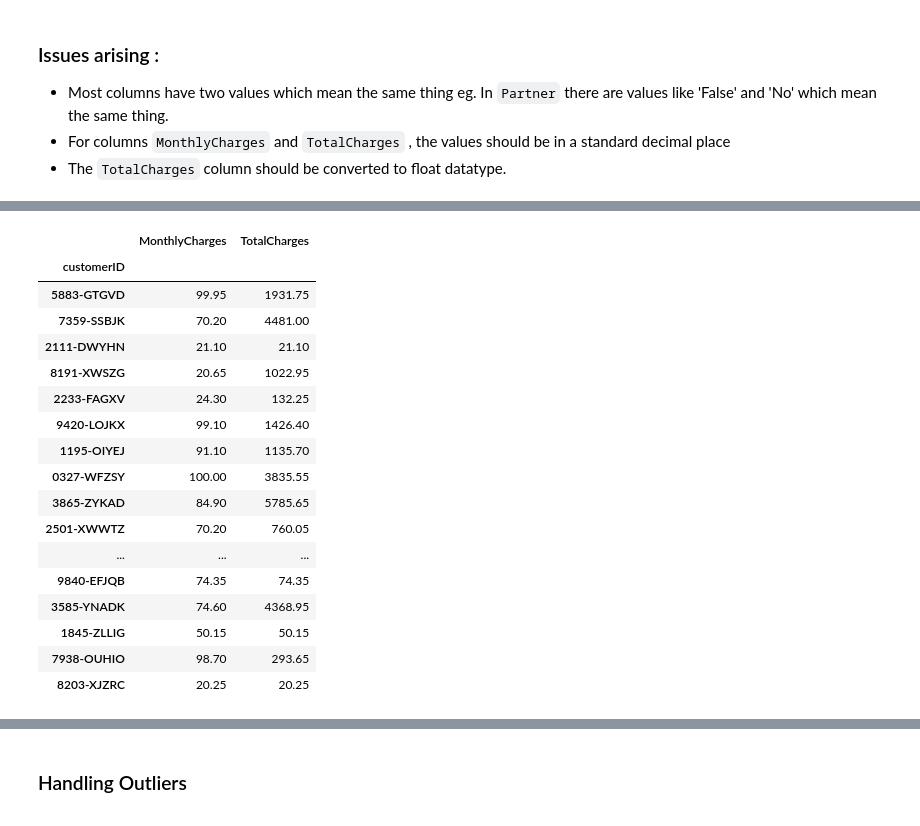
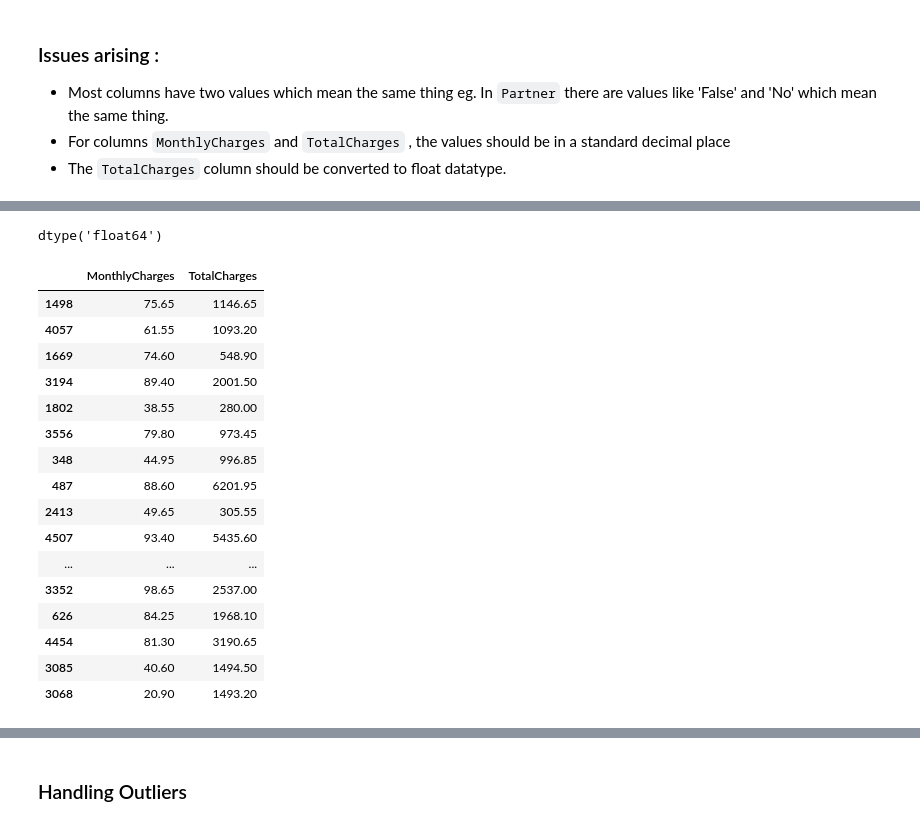
Before and after one commit to aaronayitey/LP2-Classification-Project, a Jupyter notebook: code.ipynb, the cells around one changed output, grey strips where cells are left out. Cells and saved outputs as stored; diff of their text form; code cells hidden in the pictures.

```diff
--- a/code.ipynb
+++ b/code.ipynb
@@ -90,9 +167,9 @@ dataset_1: Index(['customerID', 'gender', 'SeniorCitizen', 'Partner', 'Dependent
        'PaymentMethod', 'MonthlyCharges', 'TotalCharges', 'Churn'],
       dtype='object')
 # %%
-# You can concatenate this with other DataFrames to get one data set for your work
-train=pd.concat([df1,df2])
-train.to_csv('train.csv',index=False)
-train=pd.read_csv("train.csv",index_col=0)
-train.sample(20)
+# Concatenate the DataFrames to get one data set for the work
+data=pd.concat([df1,df2])
+data.to_csv('complete.csv',index=False)
+data=pd.read_csv("complete.csv")
+data.sample(20)
 # %% [output]
@@ -337,27 +265,30 @@ The train data contains no duplicates.
 # %%
-train["TotalCharges"]=pd.to_numeric(train["TotalCharges"],errors="coerce")
+#Converting to numric data type
+data["TotalCharges"]=pd.to_numeric(data["TotalCharges"],errors="coerce")
+data["TotalCharges"].dtype
+# %% [output]
+dtype('float64')
 # %%
 #Formatting to 2 decimal places
-train["MonthlyCharges"]= train["MonthlyCharges"].round(2)
-train["TotalCharges"] = train["TotalCharges"].round(2)
-train[["MonthlyCharges","TotalCharges"]].sample(20)
+data["MonthlyCharges"]= data["MonthlyCharges"].round(2)
+data["TotalCharges"] = data["TotalCharges"].round(2)
+data[["MonthlyCharges","TotalCharges"]].sample(20)
 # %% [output]
 |  | MonthlyCharges | TotalCharges |
-| customerID |  |  |
-| 5883-GTGVD | 99.95 | 1931.75 |
-| 7359-SSBJK | 70.20 | 4481.00 |
-| 2111-DWYHN | 21.10 | 21.10 |
-| 8191-XWSZG | 20.65 | 1022.95 |
-| 2233-FAGXV | 24.30 | 132.25 |
-| 9420-LOJKX | 99.10 | 1426.40 |
-| 1195-OIYEJ | 91.10 | 1135.70 |
-| 0327-WFZSY | 100.00 | 3835.55 |
-| 3865-ZYKAD | 84.90 | 5785.65 |
-| 2501-XWWTZ | 70.20 | 760.05 |
+| 1498 | 75.65 | 1146.65 |
+| 4057 | 61.55 | 1093.20 |
+| 1669 | 74.60 | 548.90 |
+| 3194 | 89.40 | 2001.50 |
+| 1802 | 38.55 | 280.00 |
+| 3556 | 79.80 | 973.45 |
+| 348 | 44.95 | 996.85 |
+| 487 | 88.60 | 6201.95 |
+| 2413 | 49.65 | 305.55 |
+| 4507 | 93.40 | 5435.60 |
 | ... | ... | ... |
-| 9840-EFJQB | 74.35 | 74.35 |
-| 3585-YNADK | 74.60 | 4368.95 |
-| 1845-ZLLIG | 50.15 | 50.15 |
-| 7938-OUHIO | 98.70 | 293.65 |
-| 8203-XJZRC | 20.25 | 20.25 |
+| 3352 | 98.65 | 2537.00 |
+| 626 | 84.25 | 1968.10 |
+| 4454 | 81.30 | 3190.65 |
+| 3085 | 40.60 | 1494.50 |
+| 3068 | 20.90 | 1493.20 |
 # %%
```
Also changed, not shown: parts of 54 cells of this notebook.
